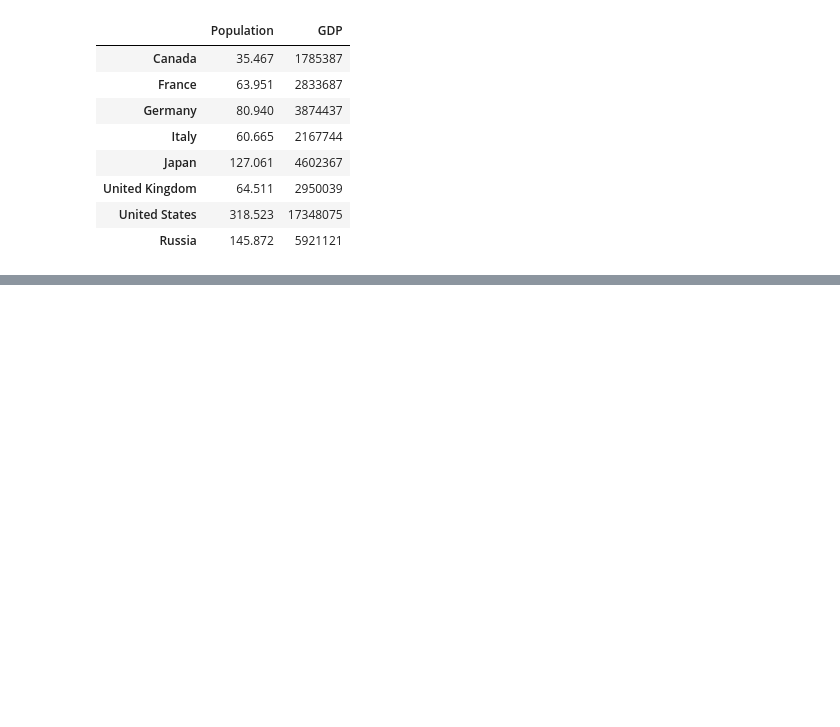
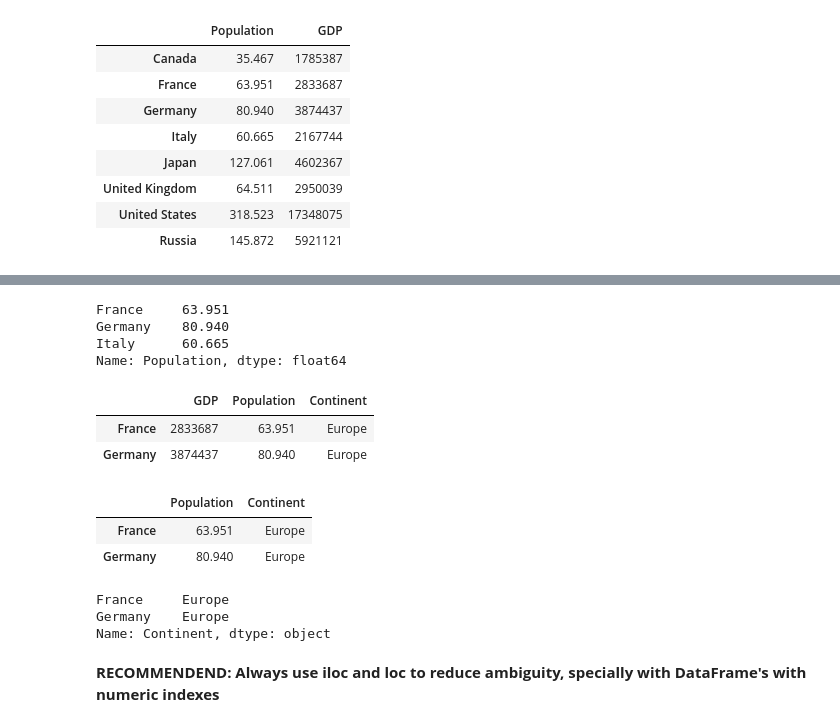
Before and after one commit to imekss/phyton_analytics_demo, a Jupyter notebook: pandas_dataframe.ipynb, the cells around one changed output, grey strips where cells are left out. Cells and saved outputs as stored; diff of their text form; code cells hidden in the pictures; blank space fills up the shorter version.

```diff
--- a/pandas_dataframe.ipynb
+++ b/pandas_dataframe.ipynb
@@ -141,0 +200,27 @@ df[['Population','GDP']]
+# %%
+df.loc['France': 'Italy', 'Population']
+# %% [output]
+France     63.951
+Germany    80.940
+Italy      60.665
+Name: Population, dtype: float64
+# %%
+df.iloc[1:3]
+# %% [output]
+|  | GDP | Population | Continent |
+| France | 2833687 | 63.951 | Europe |
+| Germany | 3874437 | 80.940 | Europe |
+# %%
+df.iloc[1:3, 1:3]
+# %% [output]
+|  | Population | Continent |
+| France | 63.951 | Europe |
+| Germany | 80.940 | Europe |
+# %%
+df.iloc[1:3, 2]
+# %% [output]
+France     Europe
+Germany    Europe
+Name: Continent, dtype: object
+# %% [markdown]
+**RECOMMENDEND: Always use iloc and loc to reduce ambiguity, specially with DataFrame's with numeric indexes**
```
Also changed, not shown: parts of 10 cells of this notebook.
